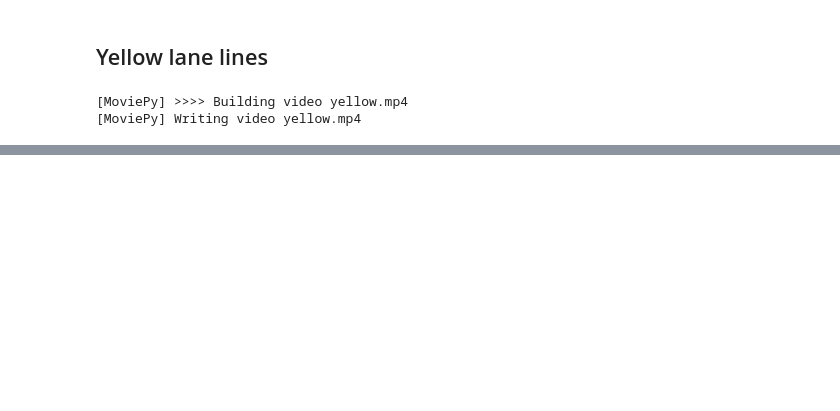
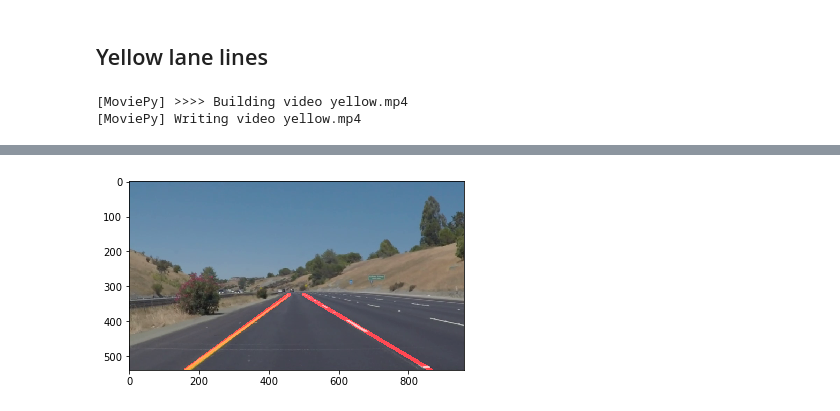
Before and after one commit to WhiteKebabs/Udacity-Self-Driving-Car, a Jupyter notebook: Lane_Finding.ipynb, the cells around one changed output, grey strips where cells are left out. Cells and saved outputs as stored; diff of their text form; code cells hidden in the pictures; blank space fills up the shorter version.

```diff
--- a/Lane_Finding.ipynb
+++ b/Lane_Finding.ipynb
@@ -170,9 +157,10 @@ HTML("""
 # %% [markdown]
 ## Yellow lane lines
 # %%
+yellow_output = 'yellow.mp4'
 clip2 = VideoFileClip('test_videos/solidYellowLeft.mp4')
 yellow_clip = clip2.fl_image(process_image)
-%time yellow_clip.write_videofile('yellow.mp4', audio=False)
+%time yellow_clip.write_videofile(yellow_output, audio=False)
 # %% [output]
 [MoviePy] >>>> Building video yellow.mp4
 [MoviePy] Writing video yellow.mp4
@@ -184,3 +172,4 @@ Wall time: 10.5 s
+[figure, added]
 # %%
 HTML("""
 <video width="960" height="540" controls>
```
Also changed, not shown: parts of 5 cells of this notebook, 1 other file.
